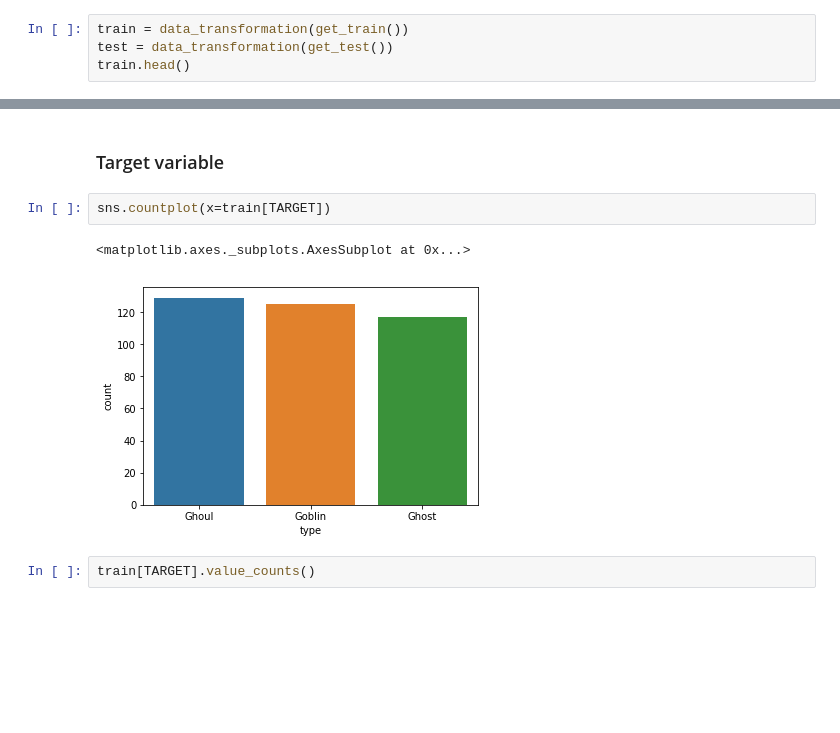
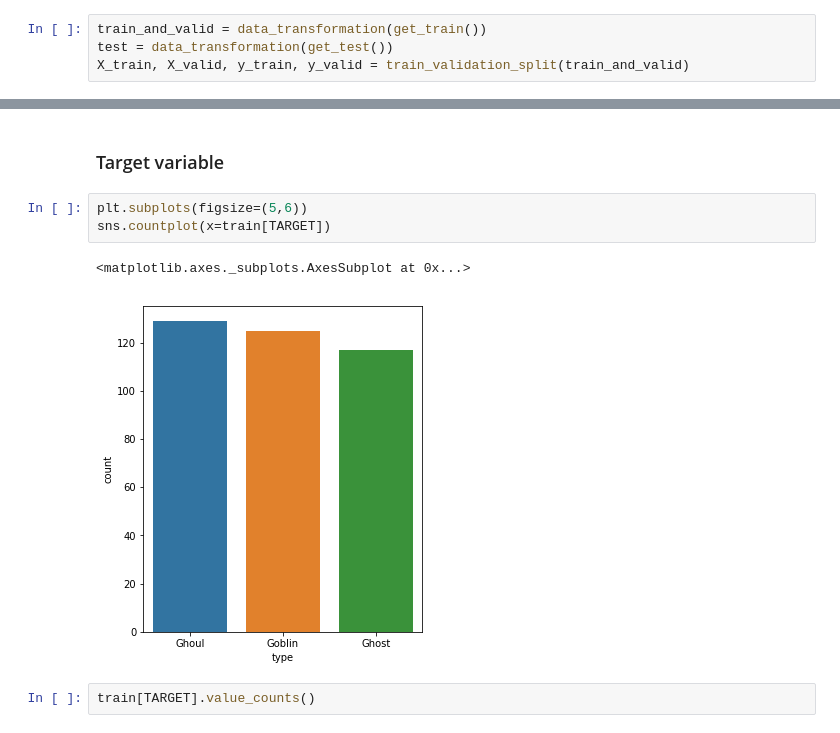
Before and after one commit to szylec/Kaggle, a Jupyter notebook: boo/analytics.ipynb, the cells around one changed output, grey strips where cells are left out. Drawn from its saved outputs; the diff is of its cells as text; blank space fills up the shorter version.

```diff
--- a/boo/analytics.ipynb
+++ b/boo/analytics.ipynb
@@ -41,6 +69,6 @@ def data_transformation(data):
 # %% [markdown]
 # Execute
 # %%
-train = data_transformation(get_train())
+train_and_valid = data_transformation(get_train())
 test = data_transformation(get_test())
-train.head()
+X_train, X_valid, y_train, y_valid = train_validation_split(train_and_valid)
@@ -65,10 +150,11 @@ train.head()
 # %% [markdown]
 ### Target variable
 # %%
+plt.subplots(figsize=(5,6))
 sns.countplot(x=train[TARGET])
 # %% [output]
 <matplotlib.axes._subplots.AxesSubplot at 0x...>
-[figure, old version]
+[figure, new version]
 # %%
 train[TARGET].value_counts()
 # %% [output]
```
Also changed, not shown: parts of 16 cells of this notebook.
